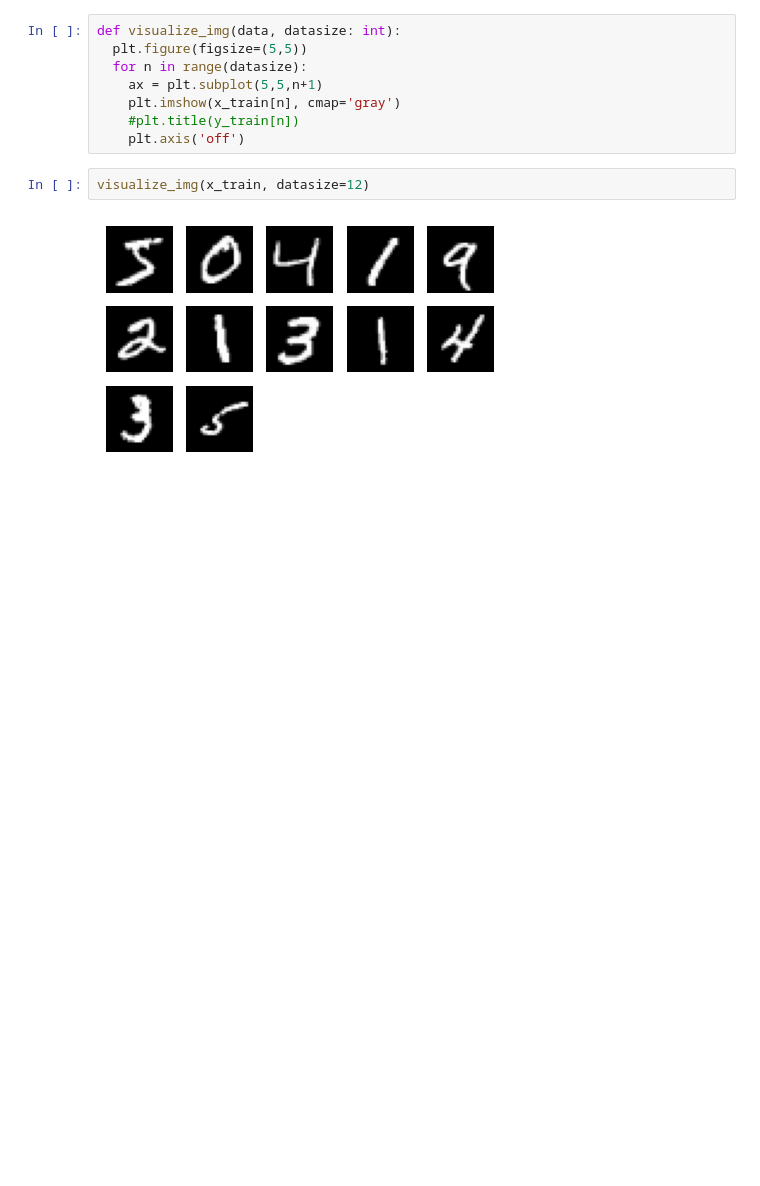
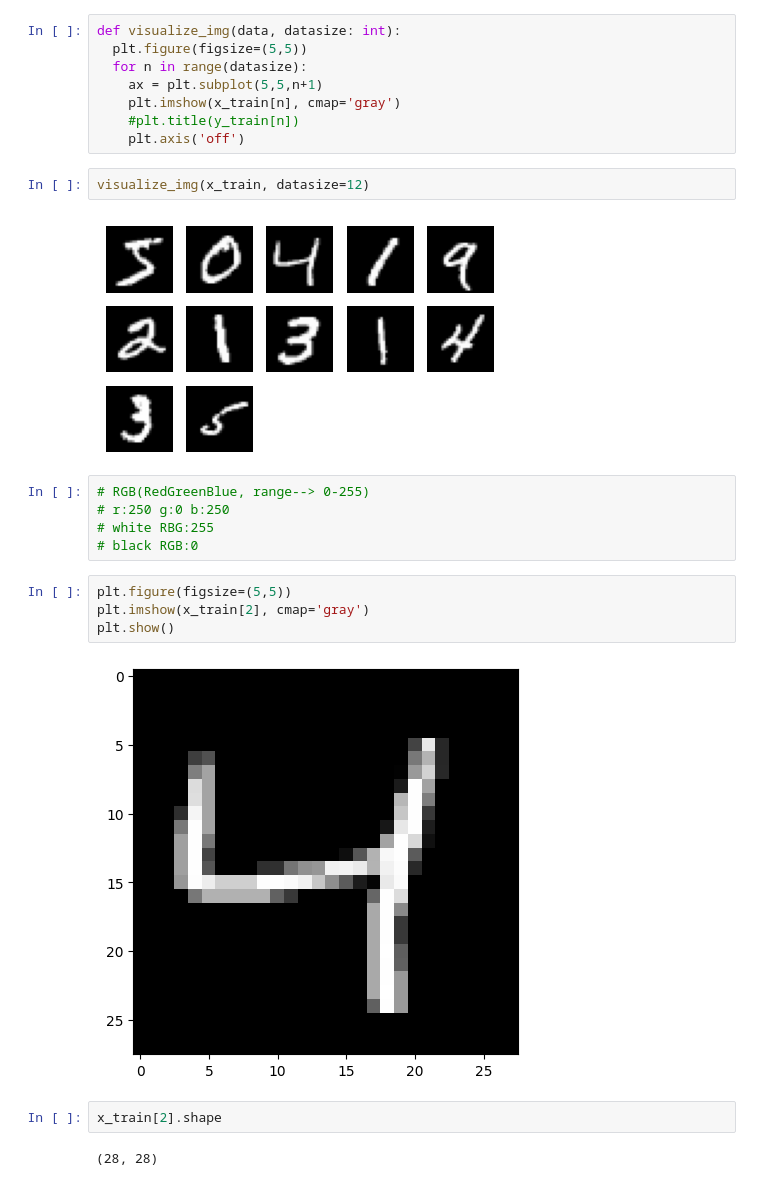
Before and after one commit to gamzegezgin/Deep-Learning-Applications, a Jupyter notebook: ANN_application.ipynb, the cells around one changed output. Drawn from its saved outputs; the diff is of its cells as text; blank space fills up the shorter version.

```diff
--- a/ANN_application.ipynb
+++ b/ANN_application.ipynb
@@ -56,3 +56,18 @@ def visualize_img(data, datasize: int):
 visualize_img(x_train, datasize=12)
 # %% [output]
 [figure]
+# %%
+# RGB(RedGreenBlue, range--> 0-255)
+# r:250 g:0 b:250
+# white RBG:255
+# black RGB:0
+# %%
+plt.figure(figsize=(5,5))
+plt.imshow(x_train[2], cmap='gray')
+plt.show()
+# %% [output]
+[figure, added]
+# %%
+x_train[2].shape
+# %% [output]
+(28, 28)
```
Also changed, not shown: parts of 8 cells of this notebook.
